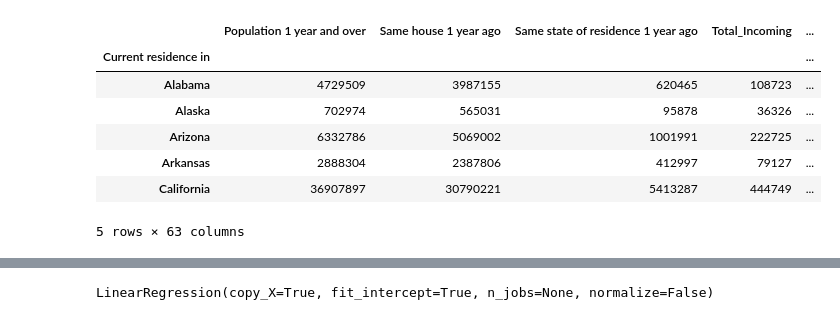
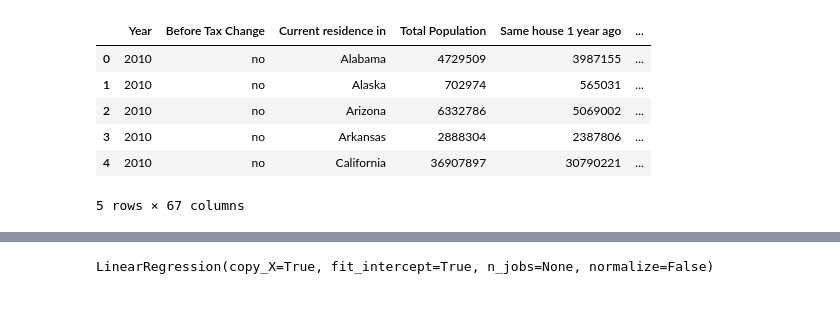
Before and after one commit to mjstriffler/housingdata_project, a Jupyter notebook: LinearRegresionNetMigration.ipynb, the cells around one changed output, grey strips where cells are left out. Saved outputs shown, nothing was run; the diff lists cells and outputs as text; code cells hidden in the pictures.

```diff
--- a/LinearRegresionNetMigration.ipynb
+++ b/LinearRegresionNetMigration.ipynb
@@ -6,15 +6,14 @@ import pandas as pd
 # %%
 # Read the excel file into a pandas DataFrame
 
 combined_data = pd.read_excel('2010-2019combineddata.xls')
-combined_data.set_index('Current residence in', inplace=True)
+
 combined_data.head()
 # %% [output]
-|  | Population 1 year and over | Same house 1 year ago | Same state of residence 1 year ago | Total_Incoming | ... |
-| Current residence in |  |  |  |  | ... |
-| Alabama | 4729509 | 3987155 | 620465 | 108723 | ... |
-| Alaska | 702974 | 565031 | 95878 | 36326 | ... |
-| Arizona | 6332786 | 5069002 | 1001991 | 222725 | ... |
-| Arkansas | 2888304 | 2387806 | 412997 | 79127 | ... |
-| California | 36907897 | 30790221 | 5413287 | 444749 | ... |
+|  | Year | Before Tax Change | Current residence in | Total Population | Same house 1 year ago | ... |
+| 0 | 2010 | no | Alabama | 4729509 | 3987155 | ... |
+| 1 | 2010 | no | Alaska | 702974 | 565031 | ... |
+| 2 | 2010 | no | Arizona | 6332786 | 5069002 | ... |
+| 3 | 2010 | no | Arkansas | 2888304 | 2387806 | ... |
+| 4 | 2010 | no | California | 36907897 | 30790221 | ... |
-5 rows × 63 columns
+5 rows × 67 columns
```
Also changed, not shown: parts of 32 cells of this notebook, 1 other file.
